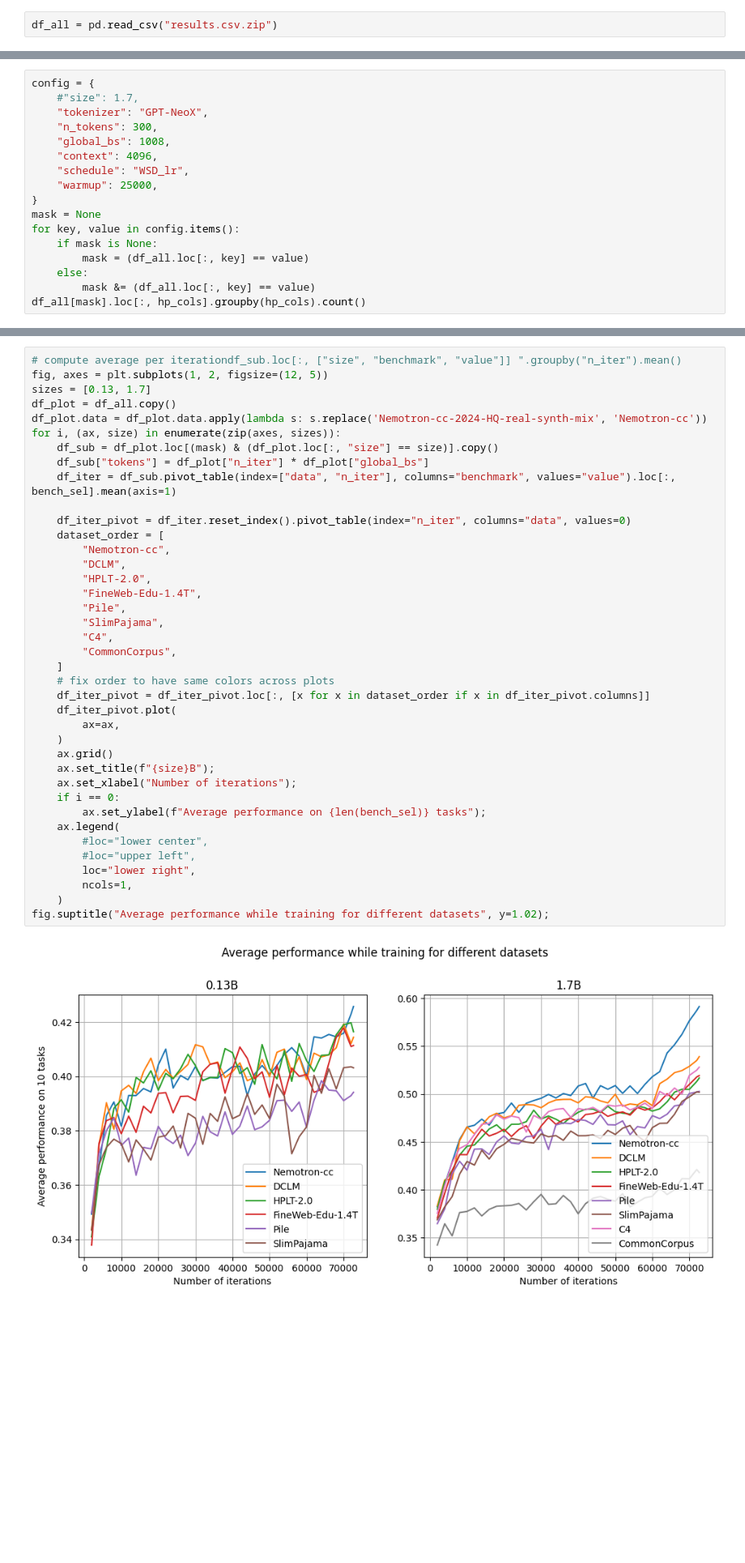
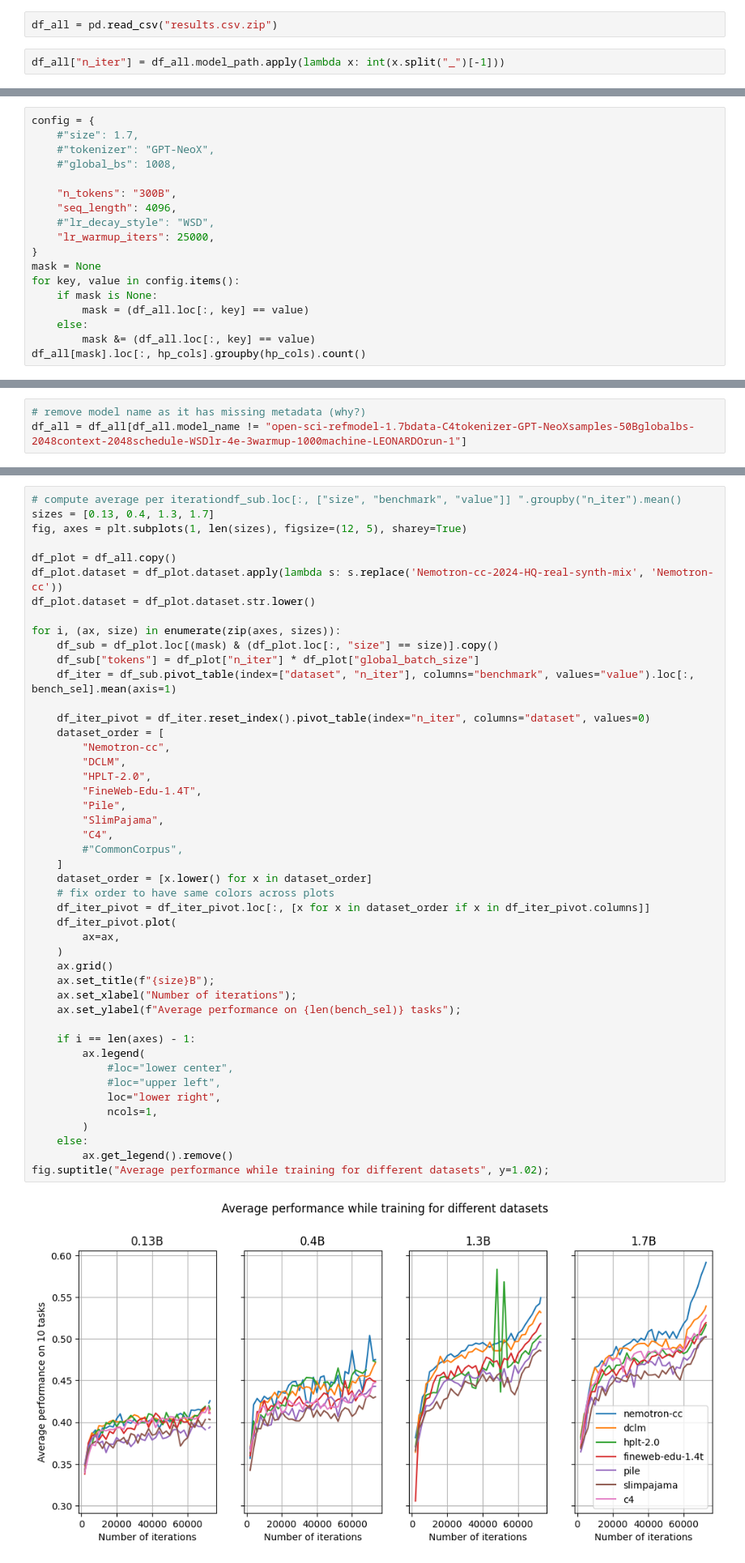
Before and after one commit to OpenEuroLLM/notebooks, a Jupyter notebook: plot_results_release/evaluation-analysis.ipynb, the cells around one changed output, grey strips where cells are left out. Shown at 81% size. Drawn from its saved outputs; the diff is of its cells as text; blank space fills up the shorter version.

```diff
--- a/plot_results_release/evaluation-analysis.ipynb
+++ b/plot_results_release/evaluation-analysis.ipynb
@@ -30,3 +32,5 @@ benchmarks = ['copa', 'lambada_openai', 'openbookqa', 'winogrande', 'social_iqa'
 # %%
 df_all = pd.read_csv("results.csv.zip")
+# %%
+df_all["n_iter"] = df_all.model_path.apply(lambda x: int(x.split("_")[-1]))
 # %%
@@ -195,12 +348,13 @@ Name: count, dtype: int64
 # %%
 config = {
     #"size": 1.7,
-    "tokenizer": "GPT-NeoX",
-    "n_tokens": 300,
-    "global_bs": 1008,
-    "context": 4096,
-    "schedule": "WSD_lr",
-    "warmup": 25000,
+    #"tokenizer": "GPT-NeoX",
+    #"global_bs": 1008,
+
+    "n_tokens": "300B",
+    "seq_length": 4096,
+    #"lr_decay_style": "WSD",
+    "lr_warmup_iters": 25000,
 }
 mask = None
 for key, value in config.items():
@@ -228,0 +385,3 @@ df_all[mask].loc[:, hp_cols].groupby(hp_cols).count()
+# %%
+# remove model name as it has missing metadata (why?)
+df_all = df_all[df_all.model_name != "open-sci-refmodel-1.7bdata-C4tokenizer-GPT-NeoXsamples-50Bglobalbs-2048context-2048schedule-WSDlr-4e-3warmup-1000machine-LEONARDOrun-1"]
@@ -229,41 +392,48 @@ df_all[mask].loc[:, hp_cols].groupby(hp_cols).count()
 # %%
 # compute average per iterationdf_sub.loc[:, ["size", "benchmark", "value"]] ".groupby("n_iter").mean()
-fig, axes = plt.subplots(1, 2, figsize=(12, 5))
-sizes = [0.13, 1.7]
+sizes = [0.13, 0.4, 1.3, 1.7]
+fig, axes = plt.subplots(1, len(sizes), figsize=(12, 5), sharey=True)
+
 df_plot = df_all.copy()
-df_plot.data = df_plot.data.apply(lambda s: s.replace('Nemotron-cc-2024-HQ-real-synth-mix', 'Nemotron-cc'))
+df_plot.dataset = df_plot.dataset.apply(lambda s: s.replace('Nemotron-cc-2024-HQ-real-synth-mix', 'Nemotron-cc'))
+df_plot.dataset = df_plot.dataset.str.lower()
+
 for i, (ax, size) in enumerate(zip(axes, sizes)):
     df_sub = df_plot.loc[(mask) & (df_plot.loc[:, "size"] == size)].copy()
-    df_sub["tokens"] = df_plot["n_iter"] * df_plot["global_bs"]
-    df_iter = df_sub.pivot_table(index=["data", "n_iter"], columns="benchmark", values="value").loc[:, bench_sel].mean(axis=1)
+    df_sub["tokens"] = df_plot["n_iter"] * df_plot["global_batch_size"]
+    df_iter = df_sub.pivot_table(index=["dataset", "n_iter"], columns="benchmark", values="value").loc[:, bench_sel].mean(axis=1)
 
-    df_iter_pivot = df_iter.reset_index().pivot_table(index="n_iter", columns="data", values=0)
+    df_iter_pivot = df_iter.reset_index().pivot_table(index="n_iter", columns="dataset", values=0)
     dataset_order = [
         "Nemotron-cc",
         "DCLM",
         "HPLT-2.0",
         "FineWeb-Edu-1.4T",
         "Pile",
         "SlimPajama",
         "C4",
-        "CommonCorpus",
+        #"CommonCorpus",
     ]
+    dataset_order = [x.lower() for x in dataset_order]
     # fix order to have same colors across plots
     df_iter_pivot = df_iter_pivot.loc[:, [x for x in dataset_order if x in df_iter_pivot.columns]]
     df_iter_pivot.plot(
         ax=ax,
     )
     ax.grid()
     ax.set_title(f"{size}B");
     ax.set_xlabel("Number of iterations");
-    if i == 0:
-        ax.set_ylabel(f"Average performance on {len(bench_sel)} tasks");
-    ax.legend(
-        #loc="lower center",
-        #loc="upper left",
-        loc="lower right",
-        ncols=1,
-    )
+    ax.set_ylabel(f"Average performance on {len(bench_sel)} tasks");
+
+    if i == len(axes) - 1:
+        ax.legend(
+            #loc="lower center",
+            #loc="upper left",
+            loc="lower right",
+            ncols=1,
+        )
+    else:
+        ax.get_legend().remove()
 fig.suptitle("Average performance while training for different datasets", y=1.02);
 # %% [output]
-[figure, old version]
+[figure, new version]
```
Also changed, not shown: parts of 51 cells of this notebook, 5 other files.
